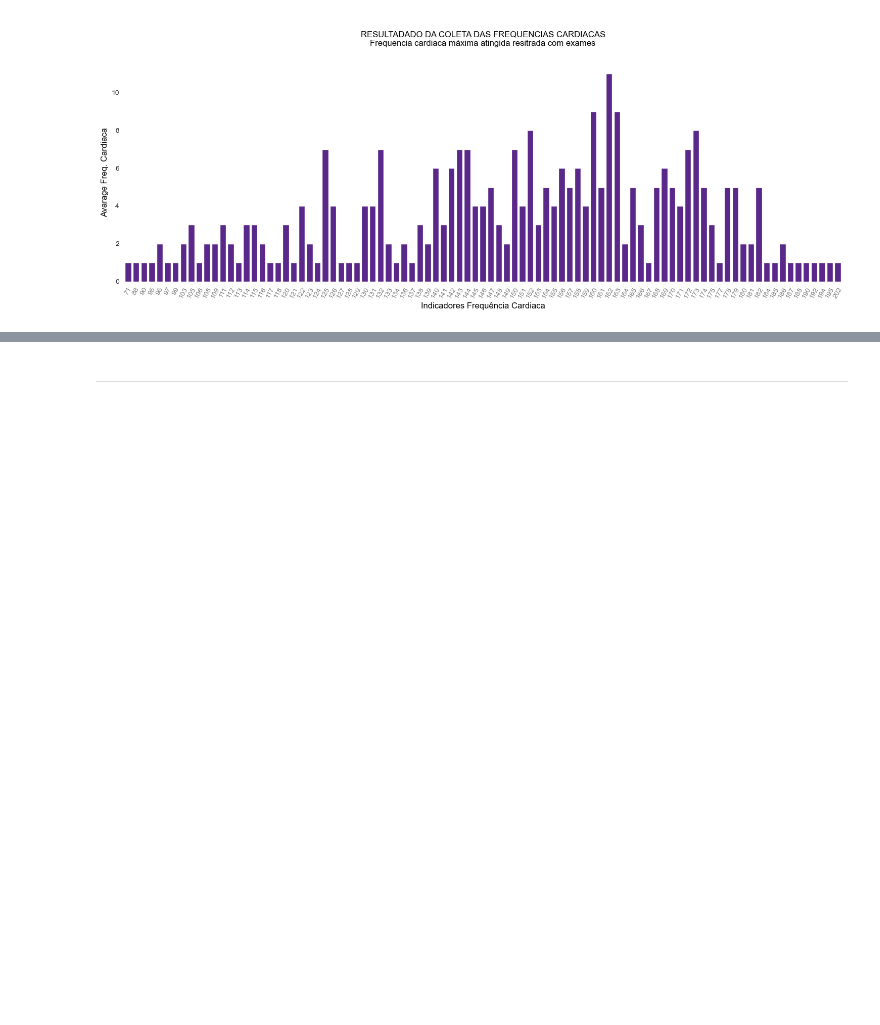
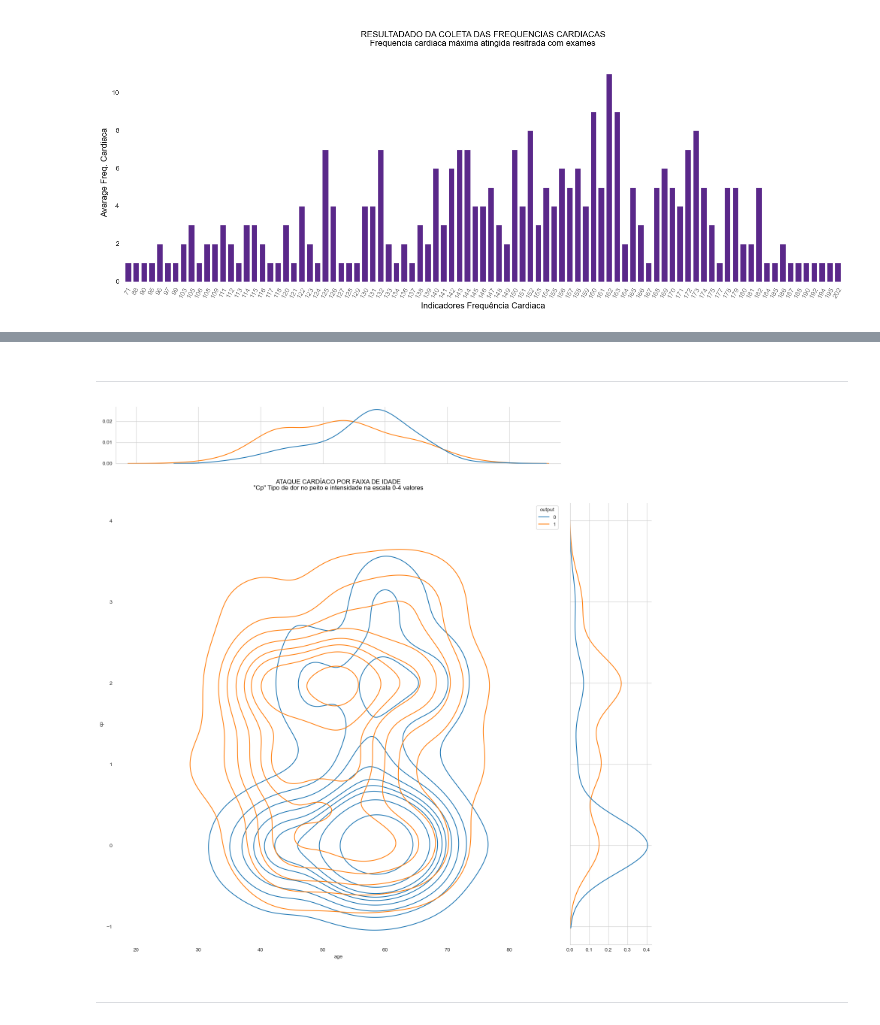
Before and after one commit to fabian-gib-50/Projeto-ataque-cardiaco, a Jupyter notebook: notebooks/Projeto-heart-attack.ipynb, the cells around one changed output, grey strips where cells are left out. Saved outputs shown, nothing was run; the diff lists cells and outputs as text; code cells hidden in the pictures; blank space fills up the shorter version.

```diff
--- a/notebooks/Projeto-heart-attack.ipynb
+++ b/notebooks/Projeto-heart-attack.ipynb
@@ -862,3 +880,21 @@ plt.tight_layout();
+# %% [markdown]
+___
+# %%
+# Plot resultados dos exames e coleta dos dados da variável frequencia maxima cardiaca
+
+sns.jointplot(x='age', y ='cp', hue="output", data=df_raw, kind='kde',color='Red', height=15, ratio=5, marginal_ticks=True),
+
+plt.title('\nATAQUE CARDÍACO POR FAIXA DE IDADE\n'
+          '"Cp" Tipo de dor no peito e intensidade na escala 0-4 valores',
+                                                     pad=25, color='Black', fontsize=12)
+
+gca()
+plt.grid( False )
+plt.box( False )
+
+plt.tight_layout();
+# %% [output]
+[figure, added]
 # %% [markdown]
 ___
 # %%
```
Also changed, not shown: parts of 32 cells of this notebook, 2 other files.
